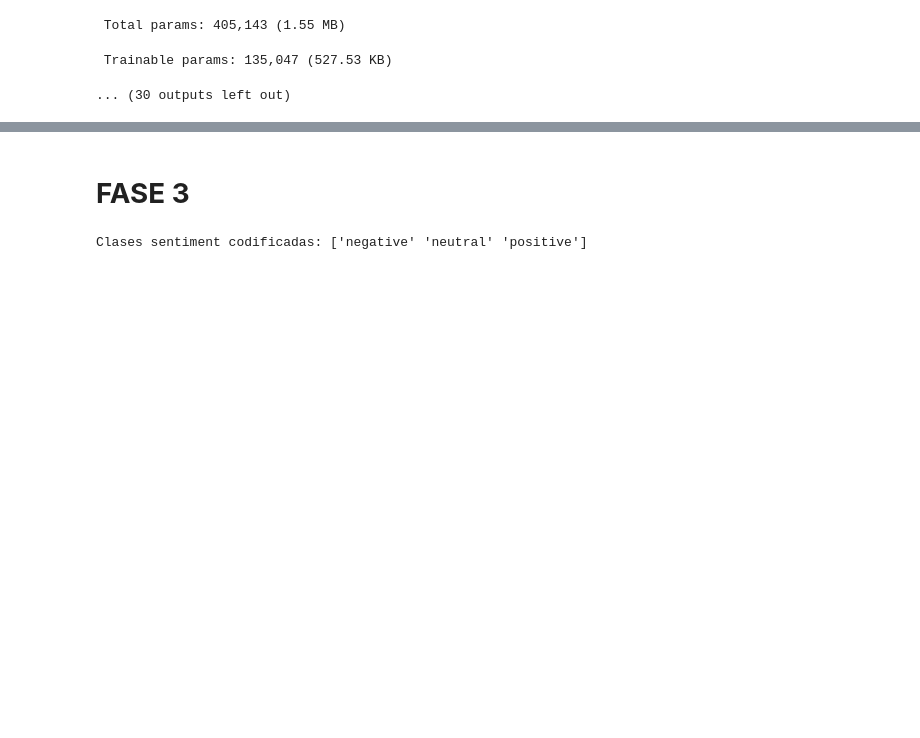
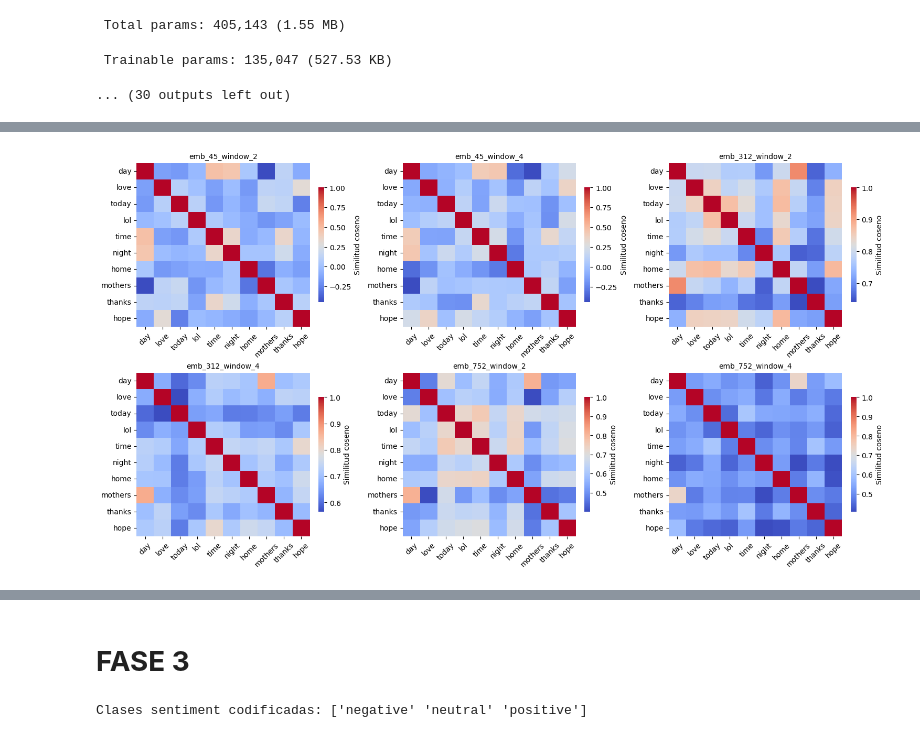
Before and after one commit to anruki/Deep-Learning-P2, a Jupyter notebook: PW2_embedddings_V3.ipynb, the cells around one changed output, grey strips where cells are left out. Saved outputs shown, nothing was run; the diff lists cells and outputs as text; code cells hidden in the pictures; blank space fills up the shorter version.

```diff
--- a/PW2_embedddings_V3.ipynb
+++ b/PW2_embedddings_V3.ipynb
@@ -437,3 +455,55 @@ for model_key, emb_matrix in final_embeddings.items():
+# %%
+import matplotlib.pyplot as plt
+import seaborn as sns
+from sklearn.metrics.pairwise import cosine_similarity
+
+# 1) Lista de las 10 palabras puras (sin frecuencia)
+top_10_words = [w for w, _ in top_10]
+
+# 2) Extrae los índices solo de las que estén en el vocabulario
+indices = []
+words = []
+for w in top_10_words:
+    if w in word2idx:
+        indices.append(word2idx[w])
+        words.append(w)
+    else:
+        print(f"Advertencia: '{w}' no está en el vocabulario")
+
+# 3) Cantidad de modelos a graficar
+n_models = len(final_embeddings)
+cols = 3
+rows = (n_models + cols - 1) // cols
+
+# 4) Crear figura con constrained_layout
+fig, axs = plt.subplots(rows, cols, figsize=(cols * 5, rows * 4), constrained_layout=True)
+axs = axs.flatten()
+
+# 5) Recorremos los embeddings
+for i, (model_key, emb_matrix) in enumerate(final_embeddings.items()):
+    submat = emb_matrix[indices]
+    sim_mat = cosine_similarity(submat)
+    df_sim = pd.DataFrame(sim_mat, index=words, columns=words)
+
+    sns.heatmap(
+        df_sim,
+        ax=axs[i],
+        cmap="coolwarm",
+        annot=False,
+        cbar=True,
+        cbar_kws={'shrink': 0.7, 'label': 'Similitud coseno'}
+    )
+    axs[i].set_title(model_key, fontsize=10)
+    axs[i].tick_params(axis='x', rotation=45)
+    axs[i].tick_params(axis='y', rotation=0)
+
+# 6) Eliminar ejes vacíos
+for j in range(i + 1, len(axs)):
+    fig.delaxes(axs[j])
+
+plt.show()
+# %% [output]
+[figure, added]
 # %%
 
 
```
Also changed, not shown: parts of 16 cells of this notebook.
